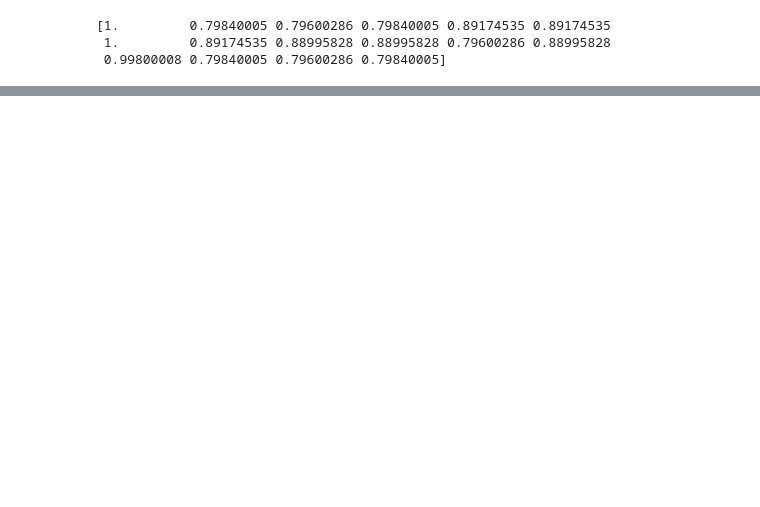
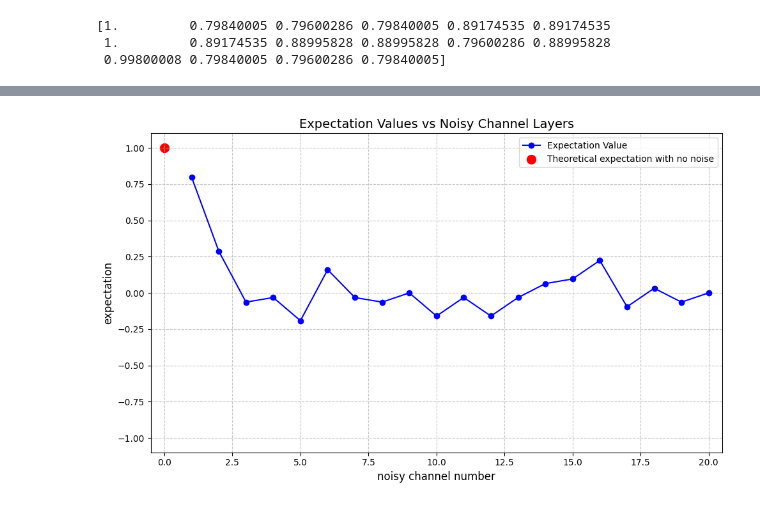
Before and after one commit to YixuanFu06/sparking-quantum-error-mitigation, a Jupyter notebook: question3/noise_learning_cz.ipynb, the cells around one changed output, grey strips where cells are left out. Cells and saved outputs as stored; diff of their text form; code cells hidden in the pictures; blank space fills up the shorter version.

Commit message:
learned expectation after n noise layers

```diff
--- a/question3/noise_learning_cz.ipynb
+++ b/question3/noise_learning_cz.ipynb
@@ -55,8 +60,6 @@ noisy circuit expectation: (0.7968033+0j)
 # %% [markdown]
 ## 2.1. Prepare initial states
 # %%
-import tensorcircuit as tc
-
 def prepare_pauli_plus_state(c, qubit, idx):
     """
     在量子电路 c 的 qubit 位置制备对应 Pauli 的 +1 本征态
@@ -78,7 +81,7 @@ def prepare_pauli_word_plus_state(pauli_indices):
     返回 TensorCircuit 对应制备电路
     """
     n = len(pauli_indices)
-    c = tc.Circuit(n)
+    c = tc.densitymatrix.DMCircuit(n)
     for qubit, idx in enumerate(pauli_indices):
         prepare_pauli_plus_state(c, qubit, idx)
     return c
@@ -419,4 +478,4 @@ print(f_list)
 # %%
-# lambda = inverse(M) @ (-ln(f_list)/2)
-# w = (1+np.exp(-2*lambda)) / 2
-# print(w)
+lam = M_plus @ (-np.log(f_list)/2)
+w = (1 + np.exp(-2 * lam)) / 2
+print(w)
@@ -422,0 +530,10 @@ print(f_list)
+# %%
+simu_num = 50 # 每个n_noise的模拟次数,由于noise的产生是pauli word gate以一定概率在电路中出现，因此需要多次模拟取平均
+expectation_n_noisy_channel_cz_list = []
+for n in range(1, 21):
+    expectation_avg = 0
+    for _ in range(simu_num):
+        expectation = expectation_n_noisy_channel_cz(n_noise=n)
+        expectation_avg += expectation / simu_num
+    expectation_n_noisy_channel_cz_list.append(expectation_avg)
+    print(f"n={n}, expectation={expectation_avg}")
@@ -422,0 +561,38 @@ print(f_list)
+# %%
+import matplotlib.pyplot as plt
+
+# 生成横轴数据 (index+1)
+x_values = [i+1 for i in range(len(expectation_n_noisy_channel_cz_list))]
+y_values = np.real(expectation_n_noisy_channel_cz_list)
+
+# 创建图表
+plt.figure(figsize=(10, 6))  # 设置图表大小
+
+# 绘制折线图
+plt.plot(x_values, y_values,
+         marker='o', linestyle='-', color='b', label='Expectation Value')
+
+# 添加红色点 (0, 1)
+theor_exp = np.real(expectation_n_noisy_channel_cz(observable=[3,3], n_noise=0))
+plt.scatter(0, theor_exp, color='red', s=100, label='Theoretical expectation with no noise')
+
+# 设置坐标轴范围
+plt.xlim(-0.5, max(x_values)+0.5)  # 让x=0的点可见
+plt.ylim(-1.1, 1.1)  # y轴固定在-1到1
+
+# 添加标题和标签
+plt.title('Expectation Values vs Noisy Channel Layers', fontsize=14)
+plt.xlabel('noisy channel number', fontsize=12)
+plt.ylabel('expectation', fontsize=12)
+
+# 添加网格和标签
+plt.grid(True, linestyle='--', alpha=0.7)
+plt.legend()
+
+# 自动调整布局
+plt.tight_layout()
+
+# 显示图表
+plt.show()
+# %% [output]
+[figure, added]
```
Also changed, not shown: parts of 19 cells of this notebook.
